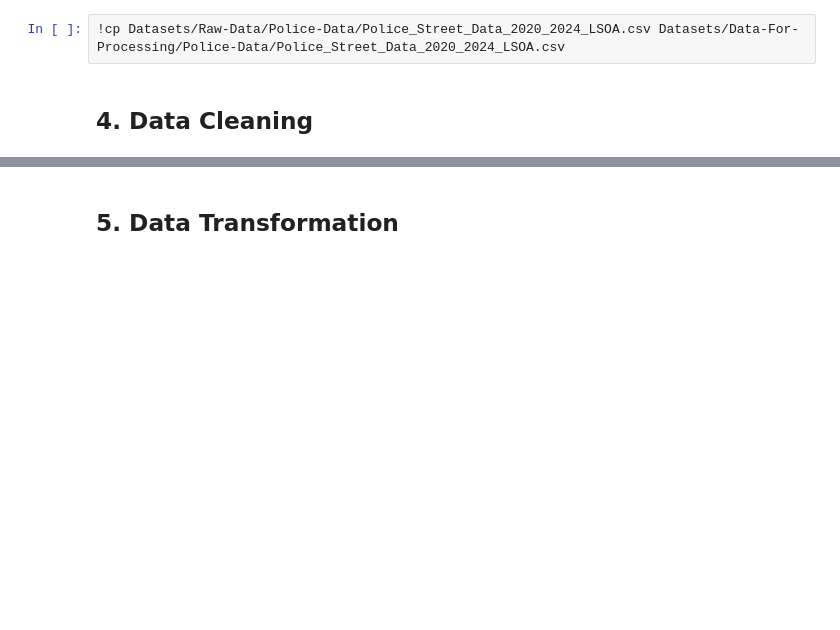
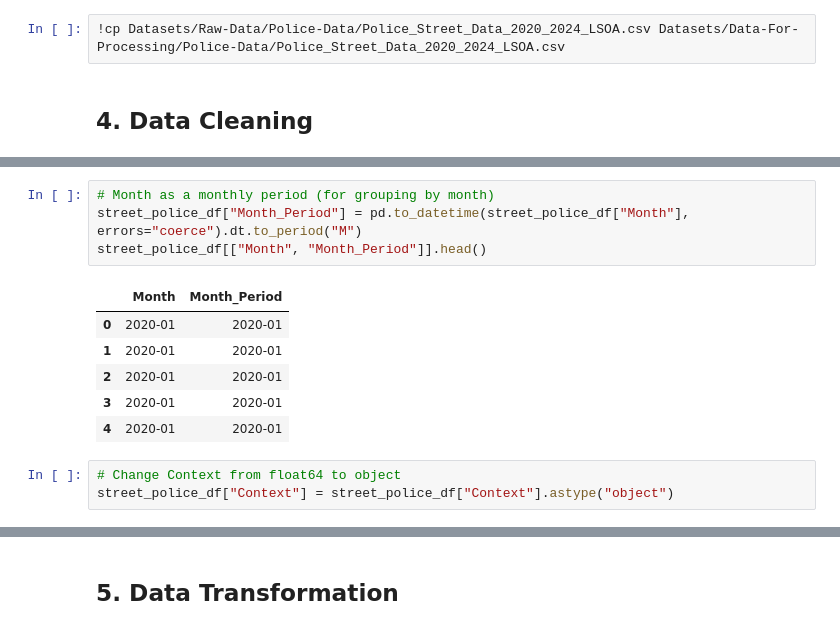
Before and after one commit to Sevinda-Herath/Predictive-Policing-in-the-London-Metropolitan-Police-District, a Jupyter notebook: main.ipynb, the cells around one changed output, grey strips where cells are left out. Saved outputs shown, nothing was run; the diff lists cells and outputs as text; blank space fills up the shorter version.

```diff
--- a/main.ipynb
+++ b/main.ipynb
@@ -289,0 +317,14 @@ Combined police street rows: 5635649
+# %%
+# Month as a monthly period (for grouping by month)
+street_police_df["Month_Period"] = pd.to_datetime(street_police_df["Month"], errors="coerce").dt.to_period("M")
+street_police_df[["Month", "Month_Period"]].head()
+# %% [output]
+|  | Month | Month_Period |
+| 0 | 2020-01 | 2020-01 |
+| 1 | 2020-01 | 2020-01 |
+| 2 | 2020-01 | 2020-01 |
+| 3 | 2020-01 | 2020-01 |
+| 4 | 2020-01 | 2020-01 |
+# %%
+# Change Context from float64 to object
+street_police_df["Context"] = street_police_df["Context"].astype("object")
```
Also changed, not shown: parts of 15 cells of this notebook, 1 other file.
